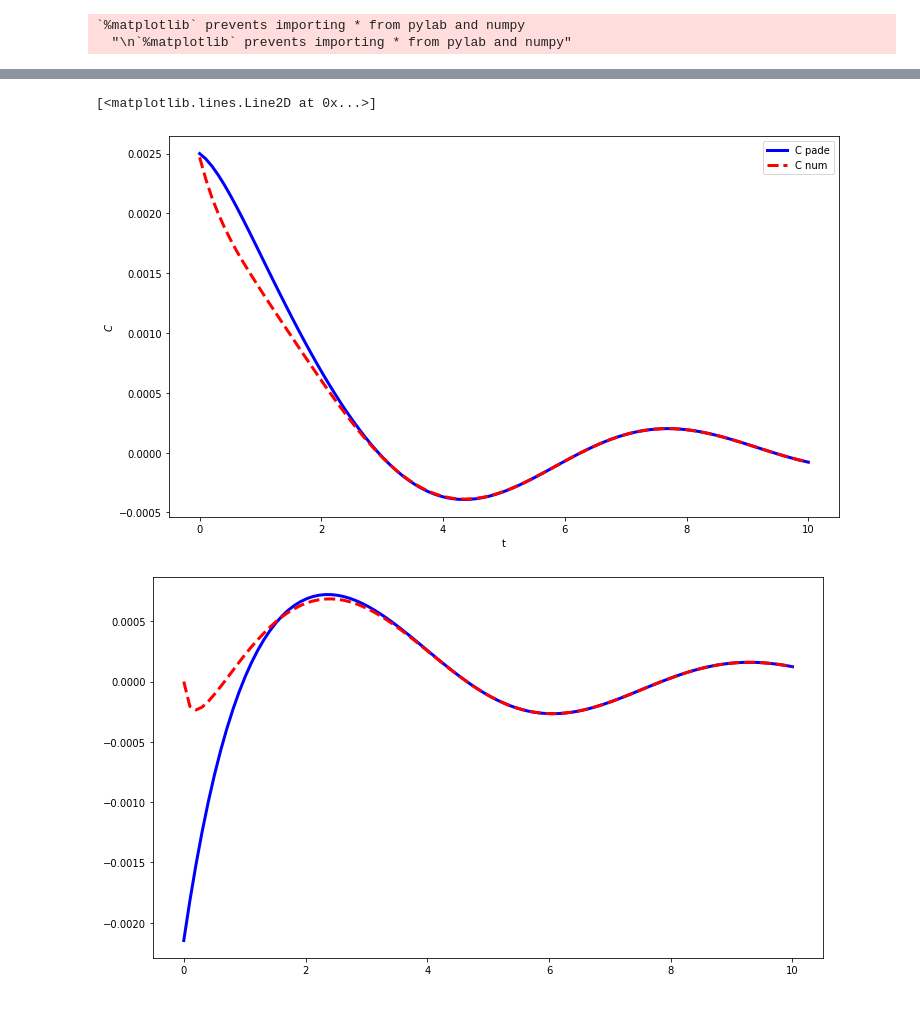
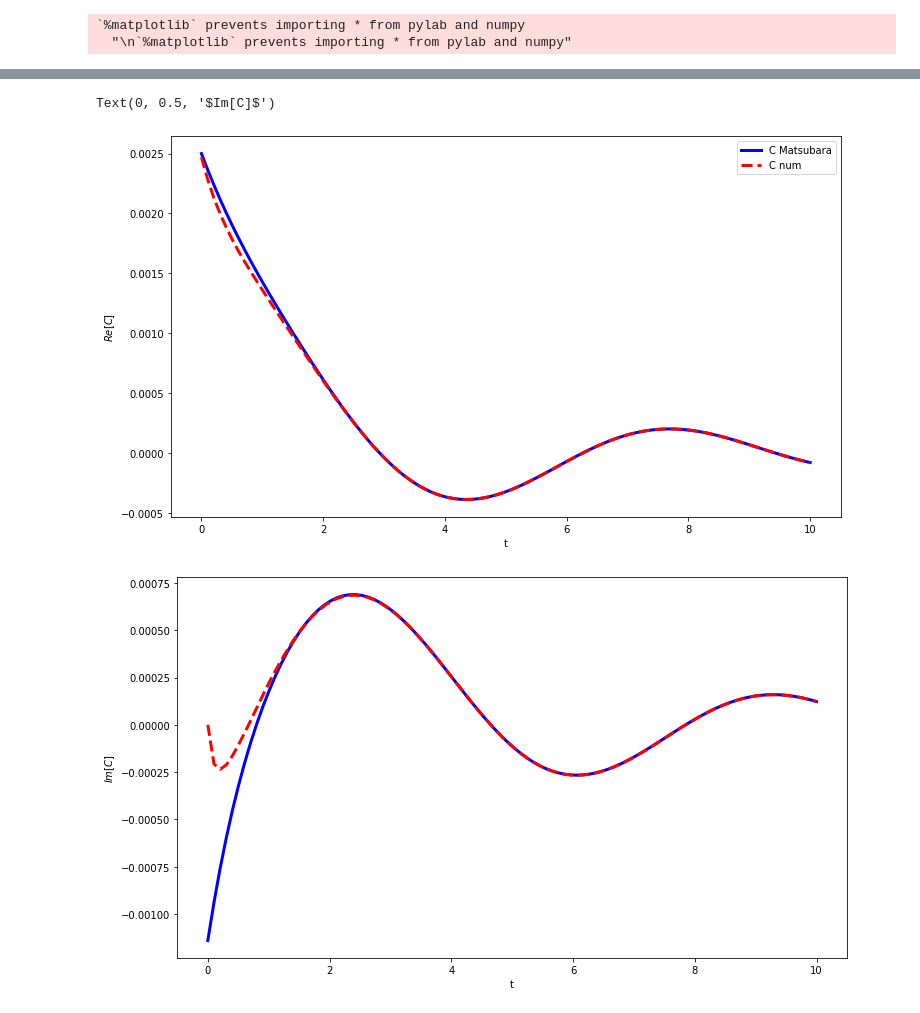
Before and after one commit to tehruhn/bofin_fast, a Jupyter notebook: example 4 fermions single impurity model.ipynb, the cells around one changed output, grey strips where cells are left out. Saved outputs shown, nothing was run; the diff lists cells and outputs as text; code cells hidden in the pictures.

```diff
--- a/example 4 fermions single impurity model.ipynb
+++ b/example 4 fermions single impurity model.ipynb
@@ -538,13 +442,10 @@ axes.legend(loc=0, fontsize=12)
 # %%
-#asa comparison, this is matsubara
-#tlist = np.linspace(0,0.001,100)
+#We can performt he same calculation using Matsubara decomposition
 tlist = np.linspace(0,10,100)
 
 
 
-#lmax = 1000000
-#lmax = 1000000
-lmax = 7
+lmax = 10
 kappa = [0.]
 kappa.extend([1. for l in range(1,lmax+1)])
 epsilon = [0]
@@ -578,53 +479,50 @@ def c_t_L_num(t,sigma,mu):
 
     integrand = lambda w: (1/(2*pi))*exp(sigma*1.0j*w*t)*Gamma_w(w,mu)*f(sigma*beta*(w-mu))
     def real_func(x):
-        return scipy.real(integrand(x))
+        return real(integrand(x))
     def imag_func(x):
-        return scipy.imag(integrand(x))
-    #return quad(integrand,-np.inf,np.inf)[0]
-    #a= -600000
-    #b = 600000
+        return imag(integrand(x))
+
 
     a = -50
     b = 50
     real_integral = quad(real_func, a, b)
     imag_integral = quad(imag_func, a, b)
     return real_integral[0] + 1.0j * imag_integral[0]
 
-#cp,eta,gam = C(tlist,1.0,mu_l)
-
 
 cppL,etapL,gampL = C(tlist,1.0,mu_l)
 
 cpmL,etamL,gammL = C(tlist,-1.0,mu_l)
 
-#mu_r = -mu_l
 
 cppR,etapR,gampR = C(tlist,1.0,mu_r)
 
 cpmR,etamR,gammR = C(tlist,-1.0,mu_r)
 
 
 c_num =[c_t_L_num(t,1.0,mu_l) for t in tlist]
 
 
 fig, ax1 = plt.subplots(figsize=(12, 7))
-#print(gam_list)
-ax1.plot(tlist,real(cppL), color="b", linewidth=3, label= r"C pade")
+
+ax1.plot(tlist,real(cppL), color="b", linewidth=3, label= r"C Matsubara")
 ax1.plot(tlist,real(c_num), "r--", linewidth=3, label= r"C num")
 
 
 ax1.set_xlabel("t")
-ax1.set_ylabel(r"$C$")
+ax1.set_ylabel(r"$Re[C]$")
 ax1.legend()
 fig, ax1 = plt.subplots(figsize=(12, 7))
 #print(gam_list)
-ax1.plot(tlist,imag(cppL), color="b", linewidth=3, label= r"C pade")
+ax1.plot(tlist,imag(cppL), color="b", linewidth=3, label= r"C Matsubara")
 ax1.plot(tlist,imag(c_num), "r--", linewidth=3, label= r"C num")
+ax1.set_xlabel("t")
+ax1.set_ylabel(r"$Im[C]$")
 # %% [output]
-[<matplotlib.lines.Line2D at 0x...>]
+Text(0, 0.5, '$Im[C]$')
-[figure, old version]
+[figure, new version]
-[figure, old version]
+[figure, new version]
 # %%
 #heom simu on above params (Matsubara)
 
```
Also changed, not shown: parts of 39 cells of this notebook, 5 other files.
